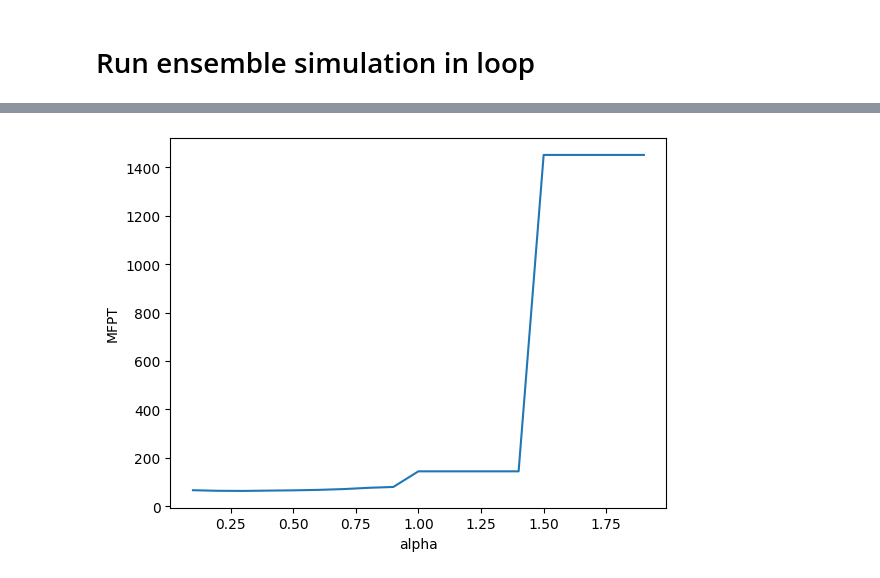
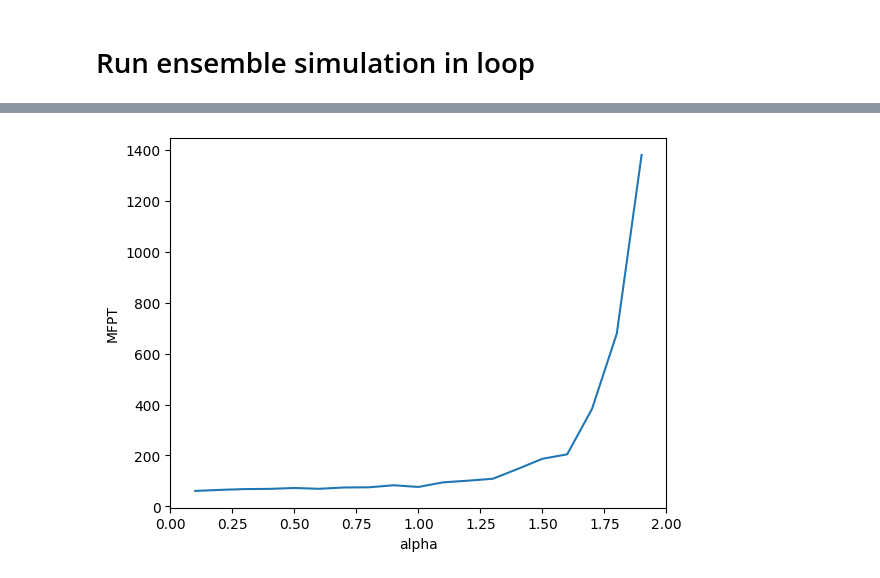
Before and after one commit to anuszka/fitnesslandscapestudent, a Jupyter notebook: LevyFlight11.ipynb, the cells around one changed output, grey strips where cells are left out. Drawn from its saved outputs; the diff is of its cells as text; code cells hidden in the pictures.

Commit message:
New plot MFPT vs alpha

```diff
--- a/LevyFlight11.ipynb
+++ b/LevyFlight11.ipynb
@@ -40,7 +38,8 @@ params=init()
 n = SimpleNamespace(**params)
 data=[]
 for n.alpha in np.arange(n.alpha_min,n.alpha_max,n.alpha_step):
-    output_data_file=f"outT{n.T1:.0e}N{n.Ntraj1:.0e}dt{n.dt1:.0e}alpha{n.alpha:.0e}_ensemble.csv"
+    # print(f"alpha={n.alpha:.2e}")
+    output_data_file=f"outT{n.T1:.0e}N{n.Ntraj1:.0e}dt{n.dt1:.0e}alpha{n.alpha:.2e}_ensemble.csv"
     mean_fpt, sd_fpt=get_fpt_mean_sd(output_path=n.output_dir+output_data_file)
     data.append([n.alpha, mean_fpt,sd_fpt])
 
@@ -76,8 +66,9 @@ AttributeError: 'builtin_function_or_method' object has no attribute 'time'
 # %%
 fig,ax=plt.subplots(1,1)
 ax.plot(mfptdf['alpha'],mfptdf['mean_fpt'])
 ax.set_xlabel('alpha')
 ax.set_ylabel('MFPT')
+ax.set_xlim((0,2))
 plt.show()
 # %% [output]
-[figure, old version]
+[figure, new version]
```
Also changed, not shown: parts of 3 cells of this notebook.
